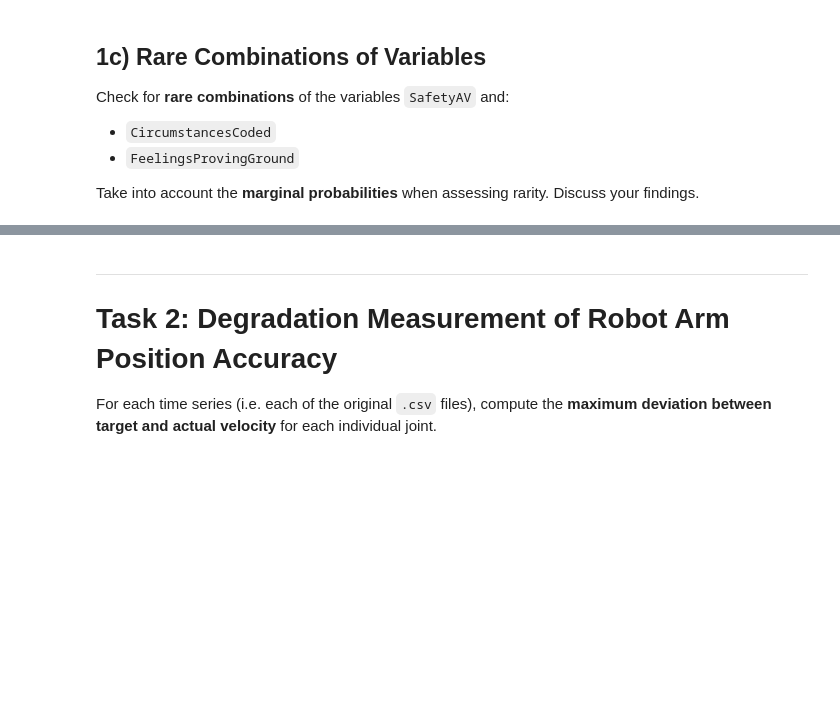
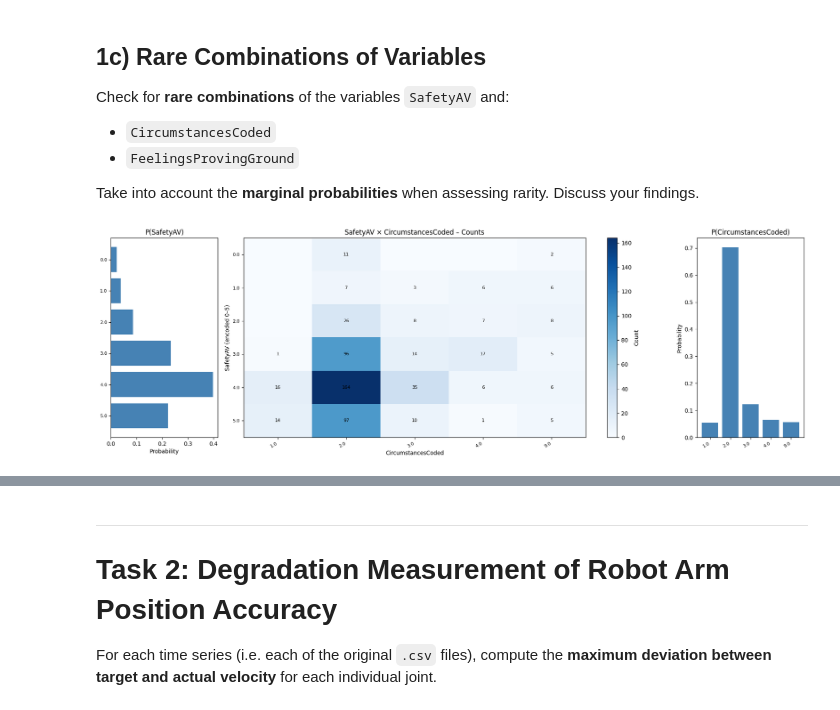
Before and after one commit to athi2210/DA-Lab-group, a Jupyter notebook: 06_data_quality_outliers.ipynb, the cells around one changed output, grey strips where cells are left out. Saved outputs shown, nothing was run; the diff lists cells and outputs as text; code cells hidden in the pictures; blank space fills up the shorter version.

```diff
--- a/06_data_quality_outliers.ipynb
+++ b/06_data_quality_outliers.ipynb
@@ -112,3 +245,52 @@ Check for **rare combinations** of the variables `SafetyAV` and:
 - `FeelingsProvingGround`
 
 Take into account the **marginal probabilities** when assessing rarity. Discuss your findings.
+# %%
+# Combo 1: SafetyAV × CircumstancesCoded
+df_c1 = pd.DataFrame({
+    'SafetyAV': df_enc['SafetyAV'],
+    'CircumstancesCoded': df_av['CircumstancesCoded']
+}).dropna()
+
+counts1 = df_c1.groupby(['SafetyAV', 'CircumstancesCoded']).size().unstack(fill_value=0)
+n1 = len(df_c1)
+p_sav  = (df_c1['SafetyAV'].value_counts() / n1).reindex(counts1.index, fill_value=0)
+p_circ = (df_c1['CircumstancesCoded'].value_counts() / n1).reindex(counts1.columns, fill_value=0)
+
+fig, axes = plt.subplots(1, 3, figsize=(18, 6), gridspec_kw={'width_ratios': [1, 4, 1]})
+
+# Left: P(SafetyAV) – horizontal bars, top-down to match heatmap rows
+axes[0].barh(range(len(p_sav)), p_sav.values, color='steelblue')
+axes[0].set_yticks(range(len(p_sav)))
+axes[0].set_yticklabels(p_sav.index, fontsize=8)
+axes[0].invert_yaxis()
+axes[0].set_xlabel('Probability')
+axes[0].set_title('P(SafetyAV)')
+
+# Center: count heatmap
+im = axes[1].imshow(counts1.values, aspect='auto', cmap='Blues')
+plt.colorbar(im, ax=axes[1], label='Count')
+axes[1].set_xticks(range(len(counts1.columns)))
+axes[1].set_xticklabels(counts1.columns, rotation=30, ha='right', fontsize=8)
+axes[1].set_yticks(range(len(counts1.index)))
+axes[1].set_yticklabels(counts1.index, fontsize=8)
+axes[1].set_xlabel('CircumstancesCoded')
+axes[1].set_ylabel('SafetyAV (encoded 0–5)')
+axes[1].set_title('SafetyAV × CircumstancesCoded – Counts')
+for i in range(len(counts1.index)):
+    for j in range(len(counts1.columns)):
+        val = counts1.values[i, j]
+        if val > 0:
+            axes[1].text(j, i, str(val), ha='center', va='center', fontsize=8)
+
+# Right: P(CircumstancesCoded) – vertical bars, left-to-right to match heatmap columns
+axes[2].bar(range(len(p_circ)), p_circ.values, color='steelblue')
+axes[2].set_xticks(range(len(p_circ)))
+axes[2].set_xticklabels(p_circ.index, rotation=30, ha='right', fontsize=8)
+axes[2].set_ylabel('Probability')
+axes[2].set_title('P(CircumstancesCoded)')
+
+plt.tight_layout()
+plt.show()
+# %% [output]
+[figure, added]
```
Also changed, not shown: parts of 16 cells of this notebook.
